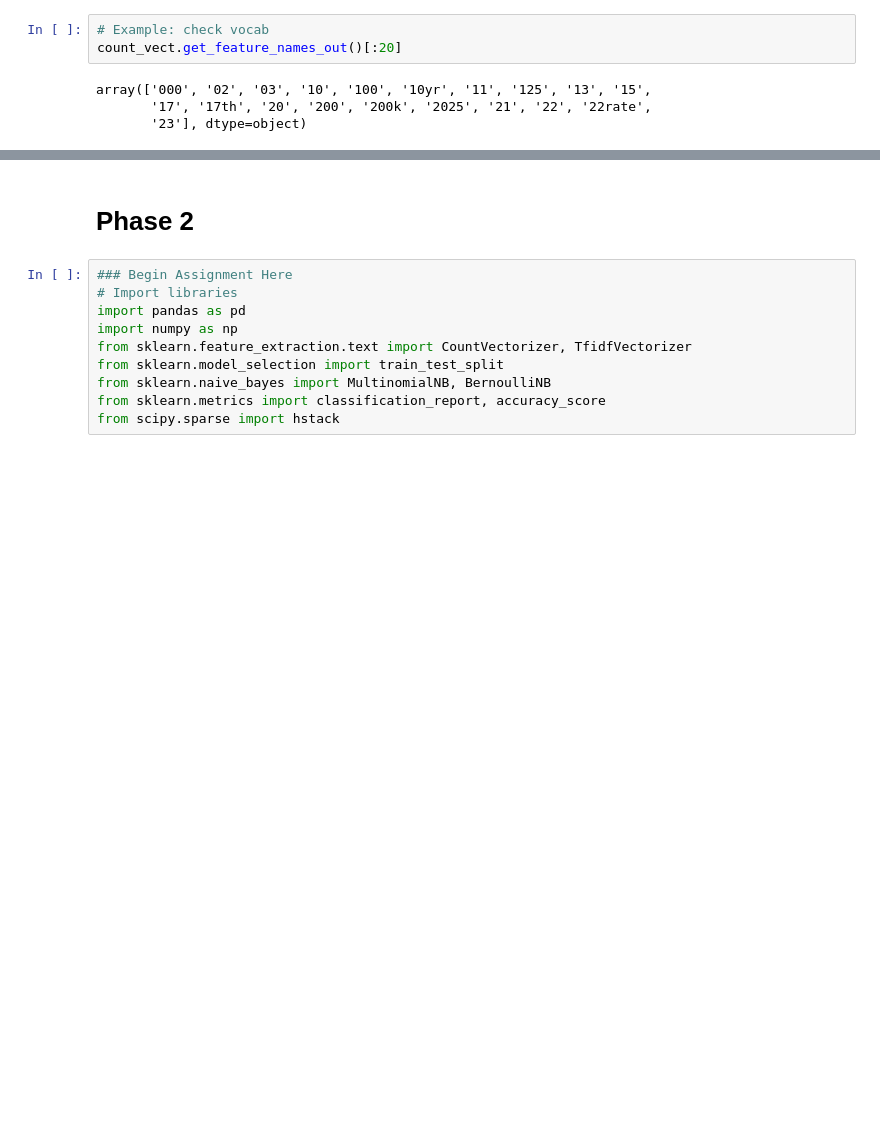
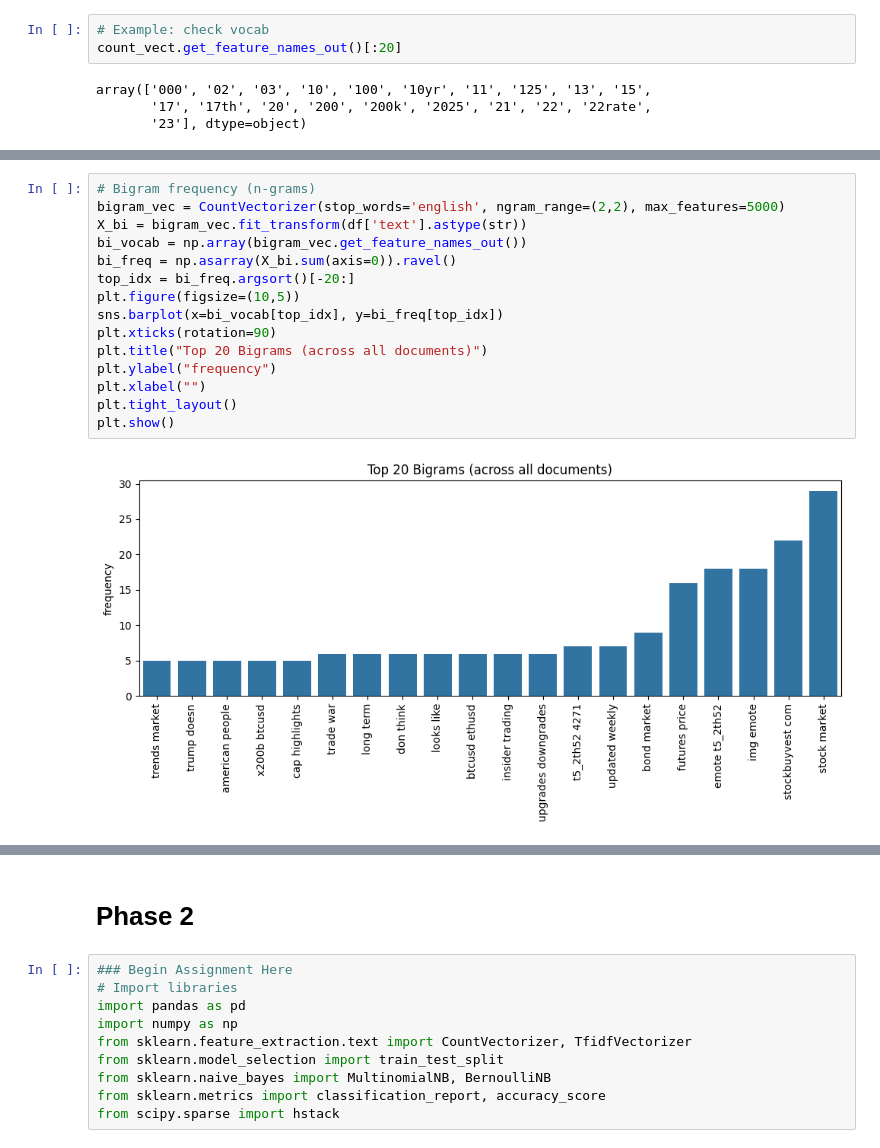
Before and after one commit to welly2140/DM2025-Lab1-Exercise, a Jupyter notebook: DM2025-Lab1-Homework.ipynb, the cells around one changed output, grey strips where cells are left out. Drawn from its saved outputs; the diff is of its cells as text; blank space fills up the shorter version.

```diff
--- a/DM2025-Lab1-Homework.ipynb
+++ b/DM2025-Lab1-Homework.ipynb
@@ -183,0 +234,17 @@ plt.show()
+# %%
+# Bigram frequency (n-grams)
+bigram_vec = CountVectorizer(stop_words='english', ngram_range=(2,2), max_features=5000)
+X_bi = bigram_vec.fit_transform(df['text'].astype(str))
+bi_vocab = np.array(bigram_vec.get_feature_names_out())
+bi_freq = np.asarray(X_bi.sum(axis=0)).ravel()
+top_idx = bi_freq.argsort()[-20:]
+plt.figure(figsize=(10,5))
+sns.barplot(x=bi_vocab[top_idx], y=bi_freq[top_idx])
+plt.xticks(rotation=90)
+plt.title("Top 20 Bigrams (across all documents)")
+plt.ylabel("frequency")
+plt.xlabel("")
+plt.tight_layout()
+plt.show()
+# %% [output]
+[figure, added]
```
Also changed, not shown: parts of 7 cells of this notebook.
